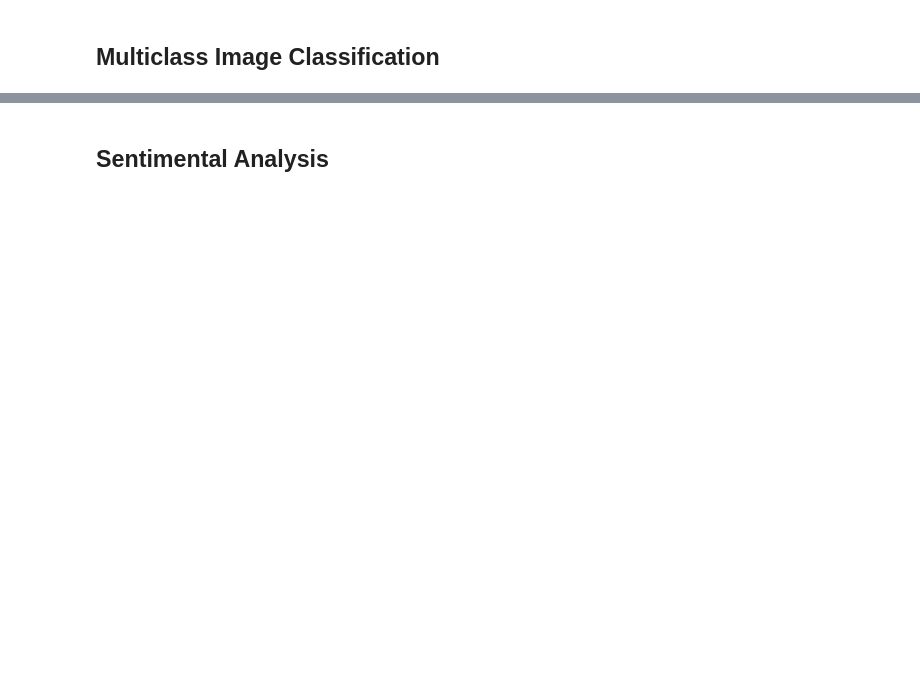
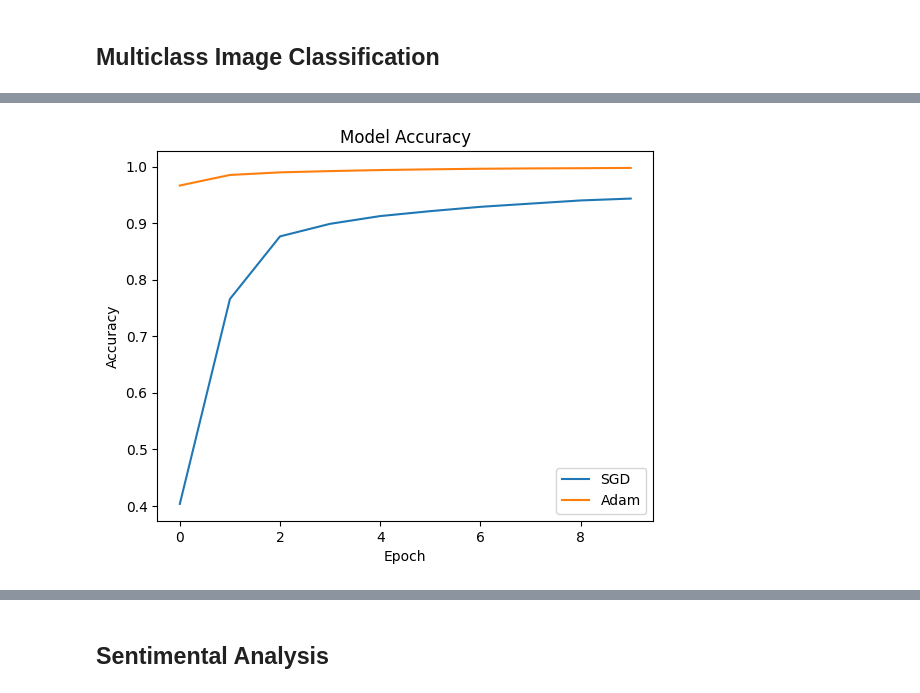
Before and after one commit to DrNattapoom/neural-network-optimization, a Jupyter notebook: comparative_analysis_code.ipynb, the cells around one changed output, grey strips where cells are left out. Drawn from its saved outputs; the diff is of its cells as text; code cells hidden in the pictures; blank space fills up the shorter version.

```diff
--- a/comparative_analysis_code.ipynb
+++ b/comparative_analysis_code.ipynb
@@ -76,0 +195,8 @@ ut.plot(mnist_data, batch_sizes, learning_rates)
+# %%
+mnist, info = tfds.load(
+    'mnist',
+    split = 'train + test',
+    as_supervised = True,
+    with_info = True
+)
+len(mnist), info
@@ -76,0 +252,17 @@ ut.plot(mnist_data, batch_sizes, learning_rates)
+# %%
+model.compile(
+    optimizer = tf.keras.optimizers.SGD(learning_rate = LEARNING_RATE),
+    loss = tf.keras.losses.SparseCategoricalCrossentropy(from_logits = True),
+    metrics = ['accuracy']
+)
+
+sgd_history = model.fit(
+    mnist_train,
+    epochs = 10,
+    batch_size = BATCH_SIZE,
+    validation_data = mnist_val,
+    verbose = 2,
+)
+
+sgd_results = model.evaluate(mnist_test, verbose = 0)
+sgd_results
@@ -76,0 +291,17 @@ ut.plot(mnist_data, batch_sizes, learning_rates)
+# %%
+model.compile(
+    optimizer = tf.keras.optimizers.Adam(learning_rate = LEARNING_RATE),
+    loss = tf.keras.losses.SparseCategoricalCrossentropy(from_logits = True),
+    metrics = ['accuracy']
+)
+
+adam_history = model.fit(
+    mnist_train,
+    epochs = 10,
+    batch_size = BATCH_SIZE,
+    validation_data = mnist_val,
+    verbose = 2,
+)
+
+adam_results = model.evaluate(mnist_test, verbose = 0)
+adam_results
@@ -76,0 +330,4 @@ ut.plot(mnist_data, batch_sizes, learning_rates)
+# %%
+ut.plot(sgd_history, adam_history, key = 'accuracy')
+# %% [output]
+[figure, added]
```
Also changed, not shown: parts of 38 cells of this notebook, 5 other files.
